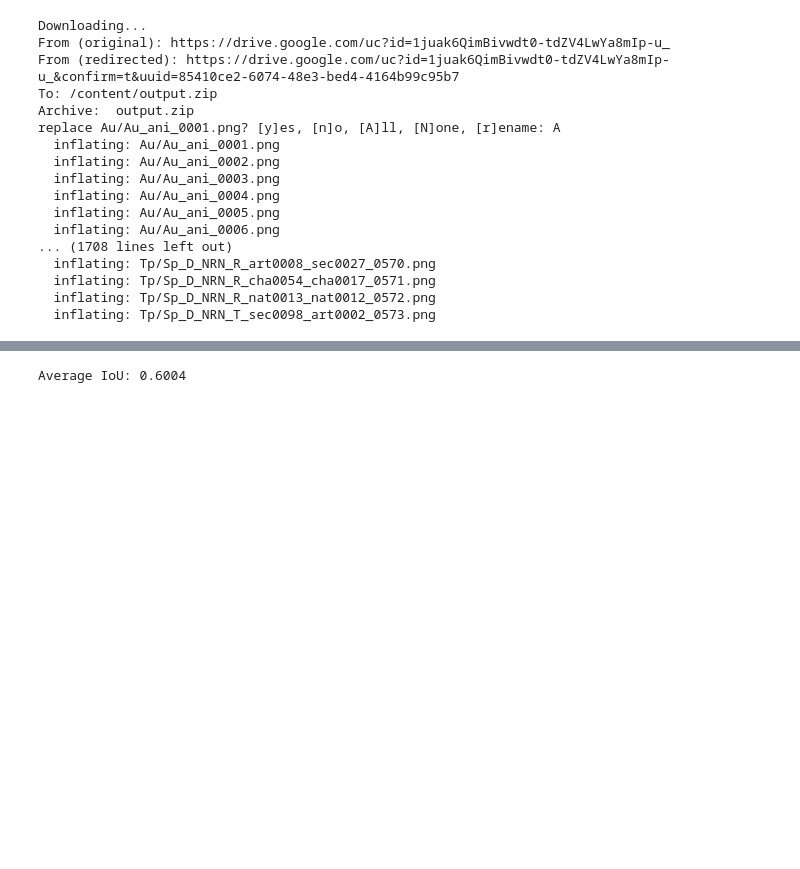
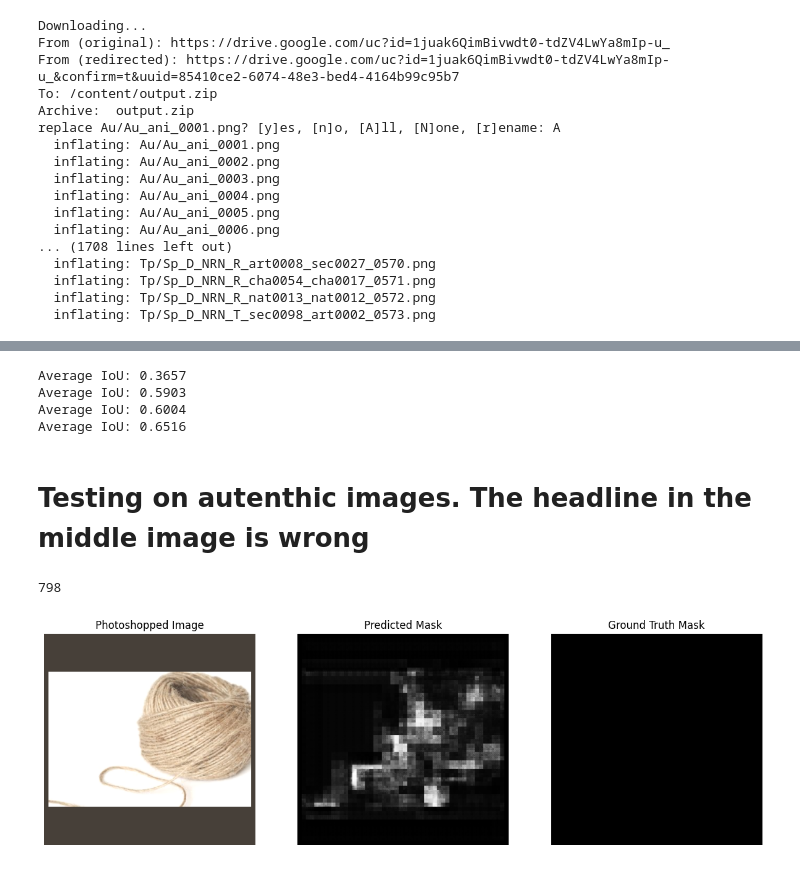
Before and after one commit to marcusaxelsson1/Advanced_NN, a Jupyter notebook: UNet3_Copy2.ipynb, the cells around one changed output, grey strips where cells are left out. Saved outputs shown, nothing was run; the diff lists cells and outputs as text; code cells hidden in the pictures; blank space fills up the shorter version.

```diff
--- a/UNet3_Copy2.ipynb
+++ b/UNet3_Copy2.ipynb
@@ -916,4 +949,6 @@ Testing set size: 46
 # %%
 # Now create the dataset and dataloader
 CASIA1_dataset = CustomValDataset(dataframe=df, val_transforms=val_transforms)
-CASIA1_loader = torch.utils.data.DataLoader(val_dataset, batch_size=32, shuffle=False)
+CASIA1_au_dataset = CustomValDataset(dataframe=df_au, val_transforms=val_transforms)
+CASIA1_loader = torch.utils.data.DataLoader(CASIA1_dataset, batch_size=32, shuffle=False)
+CASIA1_au_loader = torch.utils.data.DataLoader(CASIA1_au_dataset, batch_size=32, shuffle=False)
@@ -931,19 +964,43 @@ visualize_prediction(data, model2, index=random_index)
 # %%
 # Calculate average IoU for the entire dataset
-total_iou = 0.0
 
-model2.to(device)
-model2.eval()
-with torch.no_grad():
-    for images, masks in CASIA1_loader:
-        images = images.to(device)
-        masks = masks.to(device)
 
-        outputs = model2(images)
-        total_iou += iou(outputs, masks).item() * images.size(0)
+##loader = CASIA1_loader
+#loader = test_loader
+#loader = val_loader
+def get_IoU(model, dataloader):
+  total_iou = 0.0
+  model.to(device)
+  model.eval()
+  with torch.no_grad():
+      for images, masks in dataloader:
+          images = images.to(device)
+          masks = masks.to(device)
 
-average_iou = total_iou / len(CASIA1_loader.dataset)
+          outputs = model(images)
+          total_iou += iou(outputs, masks).item() * images.size(0)
 
-print(f'Average IoU: {average_iou:.4f}')
+  average_iou = total_iou / len(dataloader.dataset)
+
+  print(f'Average IoU: {average_iou:.4f}')
+
+get_IoU(model2, CASIA1_loader)
+get_IoU(model2, test_loader)
+get_IoU(model2, val_loader)
+get_IoU(model2, train_loader)
 # %% [output]
+Average IoU: 0.3657
+Average IoU: 0.5903
 Average IoU: 0.6004
+Average IoU: 0.6516
+# %% [markdown]
+# Testing on autenthic images. The headline in the middle image is wrong
+# %%
+data = CASIA1_au_dataset
+print(len(data))
+random_index = random.randint(0, len(data) - 1)
+model2.to('cpu')
+visualize_prediction(data, model2, index=random_index)
+# %% [output]
+798
+[figure, added]
```
Also changed, not shown: parts of 11 cells of this notebook.
